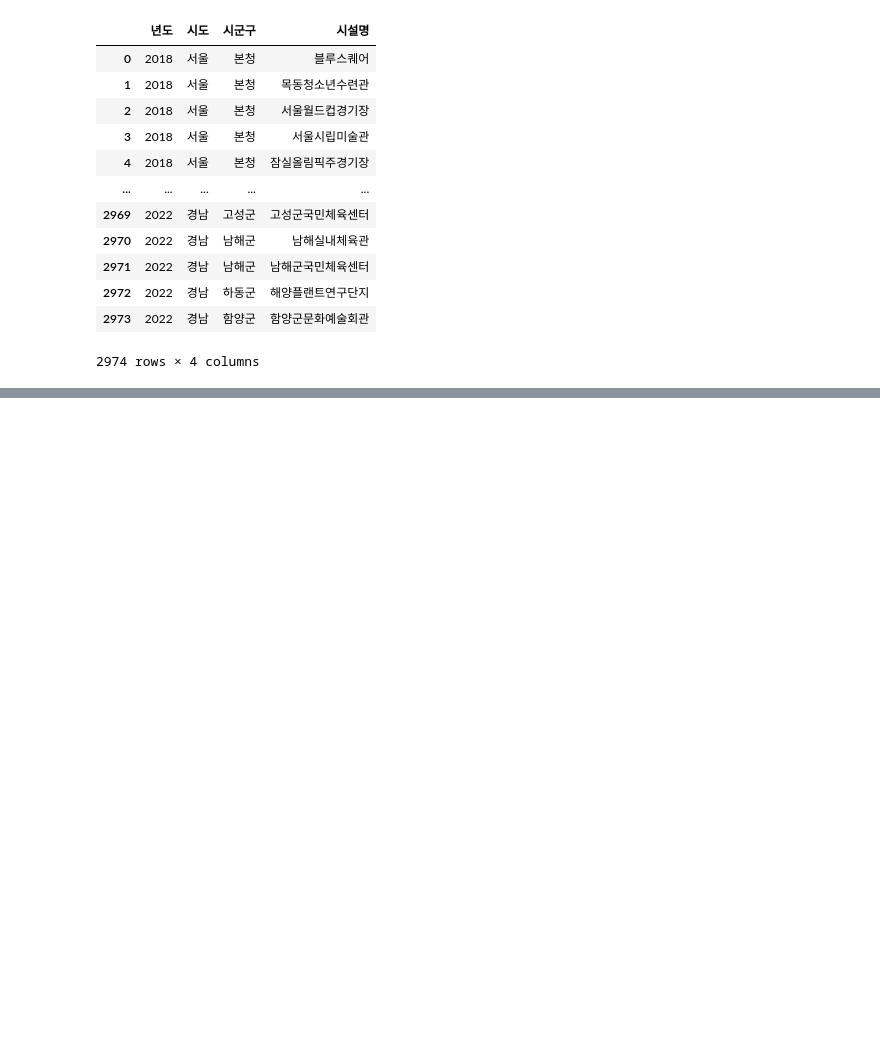
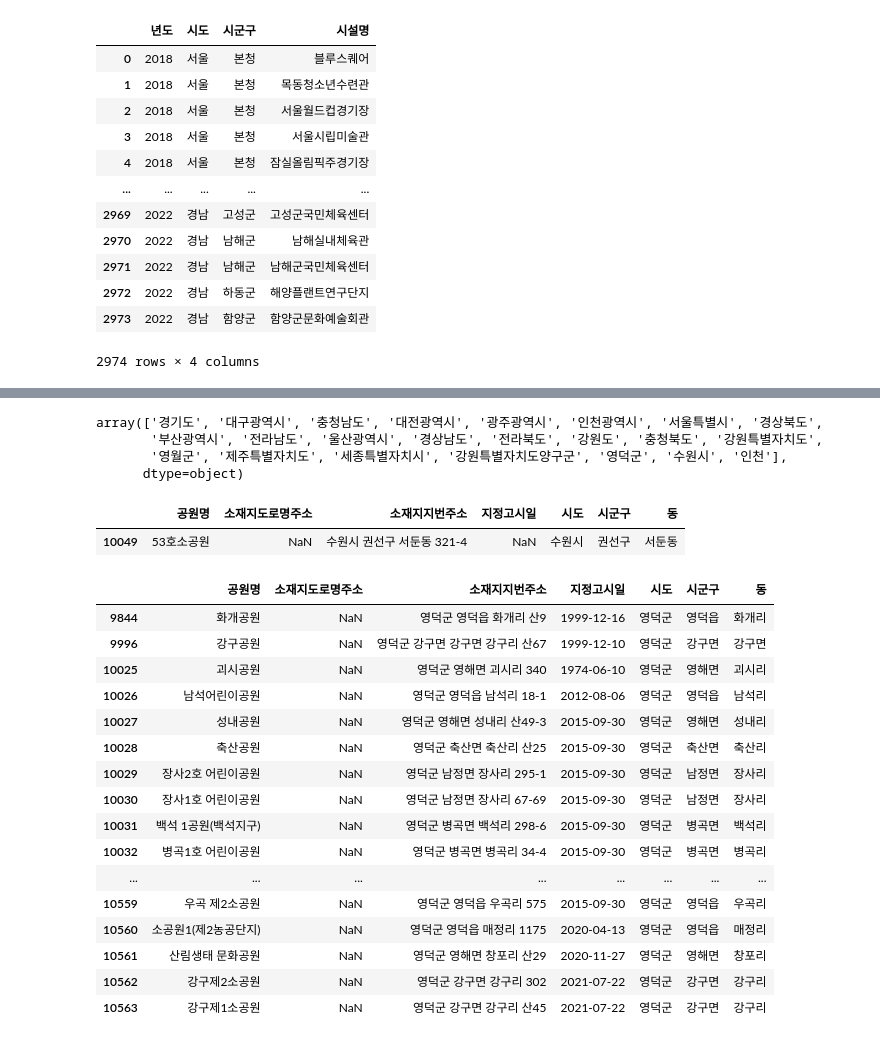
Before and after one commit to bonasoobin/depression-analysis, a Jupyter notebook: 0_Data/park.ipynb, the cells around one changed output, grey strips where cells are left out. Drawn from its saved outputs; the diff is of its cells as text; code cells hidden in the pictures; blank space fills up the shorter version.

```diff
--- a/0_Data/park.ipynb
+++ b/0_Data/park.ipynb
@@ -210,0 +237,6 @@ data
+# %%
+# 공원명, 소재지도로명주소, 소재지지번주소, 지정고시일 컬럼만 선정
+data1 = data.copy()
+data1 = data1[data1['공원구분'] != '묘지공원']
+data1 = data1.iloc[:, [1,3,4,13]]
+data1
@@ -210,0 +257,12 @@ data
+# %%
+# 소재지지번주소를 ' '으로 구분해서 각각 시도, 시군구, 동에 저장
+data2 = data1.copy()
+data2['시도'] = data2['소재지지번주소'].str.split(' ').str[0]
+data2['시군구'] = data2['소재지지번주소'].str.split(' ').str[1]
+data2['동'] = data2['소재지지번주소'].str.split(' ').str[2]
+
+# 경기도 용인시 수지구 같은 경우는 '동' 컬럼에 수지구가 저장되므로, '동' 컬럼이 구로 끝난다면 시군구에 이어붙이기
+for index, row in data2.iterrows():
+    if isinstance(row['동'], str) and row['동'].endswith('구'):
+        data2.at[index, '시군구'] = row['시군구'] + row['동']
+        data2.at[index, '동'] = ''
@@ -210,0 +321,13 @@ data
+# %%
+data3 = data2.copy()
+mask = data3['소재지지번주소'].isna() & data3['소재지도로명주소'].notna()
+data3.loc[mask, '시도'] = data3.loc[mask, '소재지도로명주소'].str.split(' ').str[0]
+data3.loc[mask, '시군구'] = data3.loc[mask, '소재지도로명주소'].str.split(' ').str[1]
+data3.loc[mask, '동'] = data3.loc[mask, '소재지도로명주소'].str.split(' ').str[2]
+
+
+# 경기도 용인시 수지구 같은 경우는 '동' 컬럼에 수지구가 저장되므로, '동' 컬럼이 구로 끝난다면 시군구에 이어붙이기
+for index, row in data3.iterrows():
+    if isinstance(row['동'], str) and row['동'].endswith('구'):
+        data3.at[index, '시군구'] = row['시군구'] + row['동']
+        data3.at[index, '동'] = ''
@@ -210,0 +362,35 @@ data
+# %%
+data3['시도'].unique()
+# %% [output]
+array(['경기도', '대구광역시', '충청남도', '대전광역시', '광주광역시', '인천광역시', '서울특별시', '경상북도',
+       '부산광역시', '전라남도', '울산광역시', '경상남도', '전라북도', '강원도', '충청북도', '강원특별자치도',
+       '영월군', '제주특별자치도', '세종특별자치시', '강원특별자치도양구군', '영덕군', '수원시', '인천'],
+      dtype=object)
+# %%
+data3[data3['시도']=='수원시']
+# %% [output]
+|  | 공원명 | 소재지도로명주소 | 소재지지번주소 | 지정고시일 | 시도 | 시군구 | 동 |
+| 10049 | 53호소공원 | NaN | 수원시 권선구 서둔동 321-4 | NaN | 수원시 | 권선구 | 서둔동 |
+# %%
+data3.loc[data3['시도'] == '수원시', '시도'] = '경기'
+data3.loc[data3['시도'] == '수원시', '시군구'] = '수원시권선구'
+# %%
+data3[data3['시도']=='영덕군']
+# %% [output]
+|  | 공원명 | 소재지도로명주소 | 소재지지번주소 | 지정고시일 | 시도 | 시군구 | 동 |
+| 9844 | 화개공원 | NaN | 영덕군 영덕읍 화개리 산9 | 1999-12-16 | 영덕군 | 영덕읍 | 화개리 |
+| 9996 | 강구공원 | NaN | 영덕군 강구면 강구면 강구리 산67 | 1999-12-10 | 영덕군 | 강구면 | 강구면 |
+| 10025 | 괴시공원 | NaN | 영덕군 영해면 괴시리 340 | 1974-06-10 | 영덕군 | 영해면 | 괴시리 |
+| 10026 | 남석어린이공원 | NaN | 영덕군 영덕읍 남석리 18-1 | 2012-08-06 | 영덕군 | 영덕읍 | 남석리 |
+| 10027 | 성내공원 | NaN | 영덕군 영해면 성내리 산49-3 | 2015-09-30 | 영덕군 | 영해면 | 성내리 |
+| 10028 | 축산공원 | NaN | 영덕군 축산면 축산리 산25 | 2015-09-30 | 영덕군 | 축산면 | 축산리 |
+| 10029 | 장사2호 어린이공원 | NaN | 영덕군 남정면 장사리 295-1 | 2015-09-30 | 영덕군 | 남정면 | 장사리 |
+| 10030 | 장사1호 어린이공원 | NaN | 영덕군 남정면 장사리 67-69 | 2015-09-30 | 영덕군 | 남정면 | 장사리 |
+| 10031 | 백석 1공원(백석지구) | NaN | 영덕군 병곡면 백석리 298-6 | 2015-09-30 | 영덕군 | 병곡면 | 백석리 |
+| 10032 | 병곡1호 어린이공원 | NaN | 영덕군 병곡면 병곡리 34-4 | 2015-09-30 | 영덕군 | 병곡면 | 병곡리 |
+| ... | ... | ... | ... | ... | ... | ... | ... |
+| 10559 | 우곡 제2소공원 | NaN | 영덕군 영덕읍 우곡리 575 | 2015-09-30 | 영덕군 | 영덕읍 | 우곡리 |
+| 10560 | 소공원1(제2농공단지) | NaN | 영덕군 영덕읍 매정리 1175 | 2020-04-13 | 영덕군 | 영덕읍 | 매정리 |
+| 10561 | 산림생태 문화공원 | NaN | 영덕군 영해면 창포리 산29 | 2020-11-27 | 영덕군 | 영해면 | 창포리 |
+| 10562 | 강구제2소공원 | NaN | 영덕군 강구면 강구리 302 | 2021-07-22 | 영덕군 | 강구면 | 강구리 |
+| 10563 | 강구제1소공원 | NaN | 영덕군 강구면 강구리 산45 | 2021-07-22 | 영덕군 | 강구면 | 강구리 |
```
Also changed, not shown: parts of 140 cells of this notebook.
